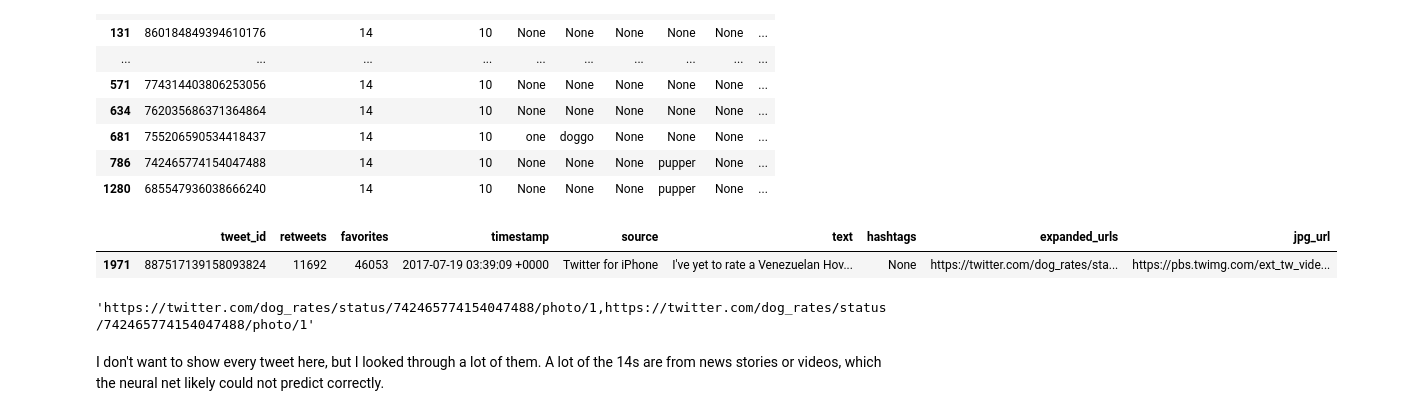
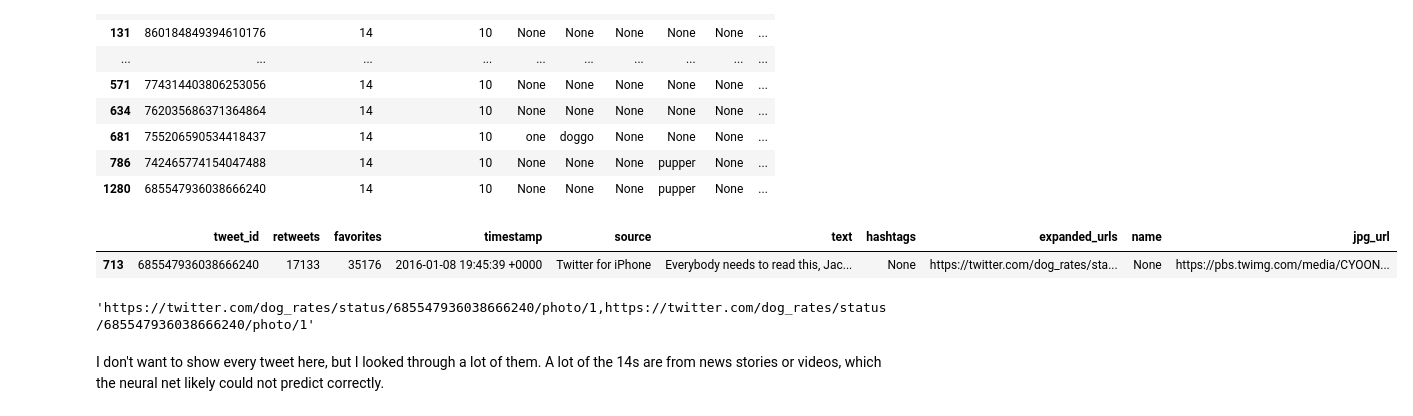
Before and after one commit to ryan-neal/dog_wrangling, a Jupyter notebook: wrangle_act.ipynb, the cells around one changed output. Cells and saved outputs as stored; diff of their text form; code cells hidden in the pictures.

```diff
--- a/wrangle_act.ipynb
+++ b/wrangle_act.ipynb
@@ -345,7 +338,7 @@ I'm going to create two separate tables - one for data data and one for tweet da
 
 Then I will join the dog_data and dog_predictions tables
 # %%
-dog_merge = dog_data_clean[["tweet_id", "timestamp", "source", "text", "hashtags", "expanded_urls"]]
+dog_merge = dog_data_clean[["tweet_id", "timestamp", "source", "text", "hashtags", "expanded_urls", "name"]]
 # %%
 tweet_data_clean = pd.merge(tweet_data_clean, dog_merge)
 # %%
@@ -440,13 +475,13 @@ normal_denominator[normal_denominator["rating_numerator"]==14]
 | 786 | 742465774154047488 | 14 | 10 | None | None | None | pupper | None | ... |
 | 1280 | 685547936038666240 | 14 | 10 | None | None | None | pupper | None | ... |
 # %%
-tweet_data_clean[tweet_data_clean["tweet_id"]==742465774154047488]
+tweet_data_clean[tweet_data_clean["tweet_id"]==685547936038666240]
 # %% [output]
-|  | tweet_id | retweets | favorites | timestamp | source | text | hashtags | expanded_urls | jpg_url |
-| 1971 | 887517139158093824 | 11692 | 46053 | 2017-07-19 03:39:09 +0000 | Twitter for iPhone | I've yet to rate a Venezuelan Hov... | None | https://twitter.com/dog_rates/sta... | https://pbs.twimg.com/ext_tw_vide... |
+|  | tweet_id | retweets | favorites | timestamp | source | text | hashtags | expanded_urls | name | jpg_url |
+| 713 | 685547936038666240 | 17133 | 35176 | 2016-01-08 19:45:39 +0000 | Twitter for iPhone | Everybody needs to read this, Jac... | None | https://twitter.com/dog_rates/sta... | None | https://pbs.twimg.com/media/CYOON... |
 # %%
-tweet_data_clean[tweet_data_clean["tweet_id"]==742465774154047488]["expanded_urls"].iloc[0]
+tweet_data_clean[tweet_data_clean["tweet_id"]==685547936038666240]["expanded_urls"].iloc[0]
 # %% [output]
-'https://twitter.com/dog_rates/status/742465774154047488/photo/1,https://twitter.com/dog_rates/status/742465774154047488/photo/1'
+'https://twitter.com/dog_rates/status/685547936038666240/photo/1,https://twitter.com/dog_rates/status/685547936038666240/photo/1'
 # %% [markdown]
 I don't want to show every tweet here, but I looked through a lot of them. A lot of the 14s are from news stories or videos, which the neural net likely could not predict correctly.
```
Also changed, not shown: parts of 5 cells of this notebook, 5 other files.
